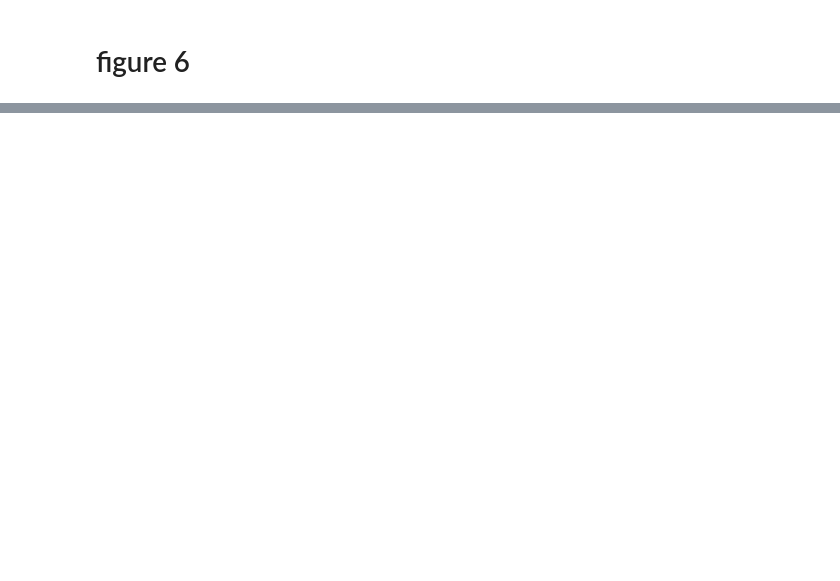
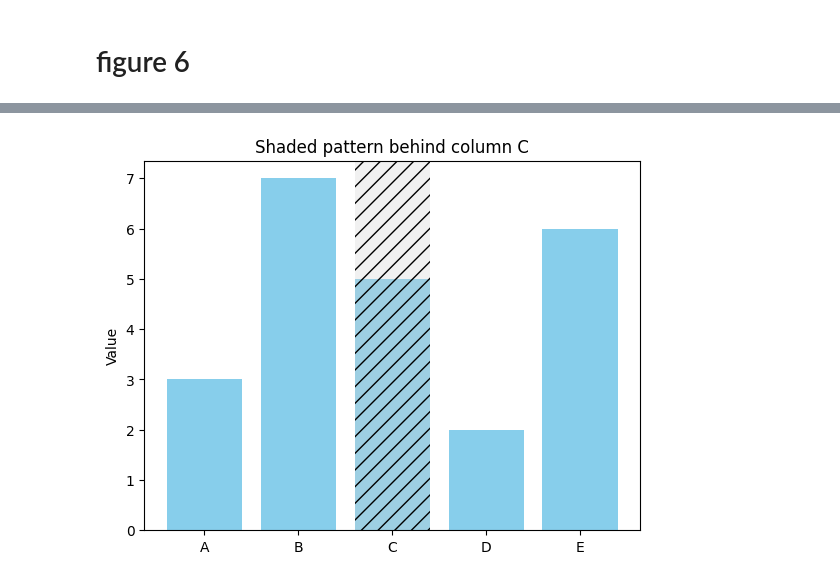
Before and after one commit to csndl-iitd/srg-tes-epilepsy-models, a Jupyter notebook: analysis/notebooks/Analyse fig_March_26.ipynb, the cells around one changed output, grey strips where cells are left out. Saved outputs shown, nothing was run; the diff lists cells and outputs as text; code cells hidden in the pictures; blank space fills up the shorter version.

```diff
--- a/analysis/notebooks/Analyse fig_March_26.ipynb
+++ b/analysis/notebooks/Analyse fig_March_26.ipynb
@@ -1488,0 +1543,22 @@ imp_name = ["peri", "enti", "orb", "re", "bla", "pir"]
+# %%
+import matplotlib.pyplot as plt
+import numpy as np
+
+# Example data
+x = np.arange(5)
+y = [3, 7, 5, 2, 6]
+
+fig, ax = plt.subplots()
+ax.bar(x, y, color='skyblue')
+
+# Highlight column at index 2 (the third bar)
+ax.axvspan(x[2] - 0.4, x[2] + 0.4, facecolor='lightgray', alpha=0.3, hatch='//')
+
+ax.set_xticks(x)
+ax.set_xticklabels(['A','B','C','D','E'])
+ax.set_ylabel("Value")
+ax.set_title("Shaded pattern behind column C")
+
+plt.show()
+# %% [output]
+[figure, added]
```
Also changed, not shown: parts of 4 cells of this notebook, 1 other file.
